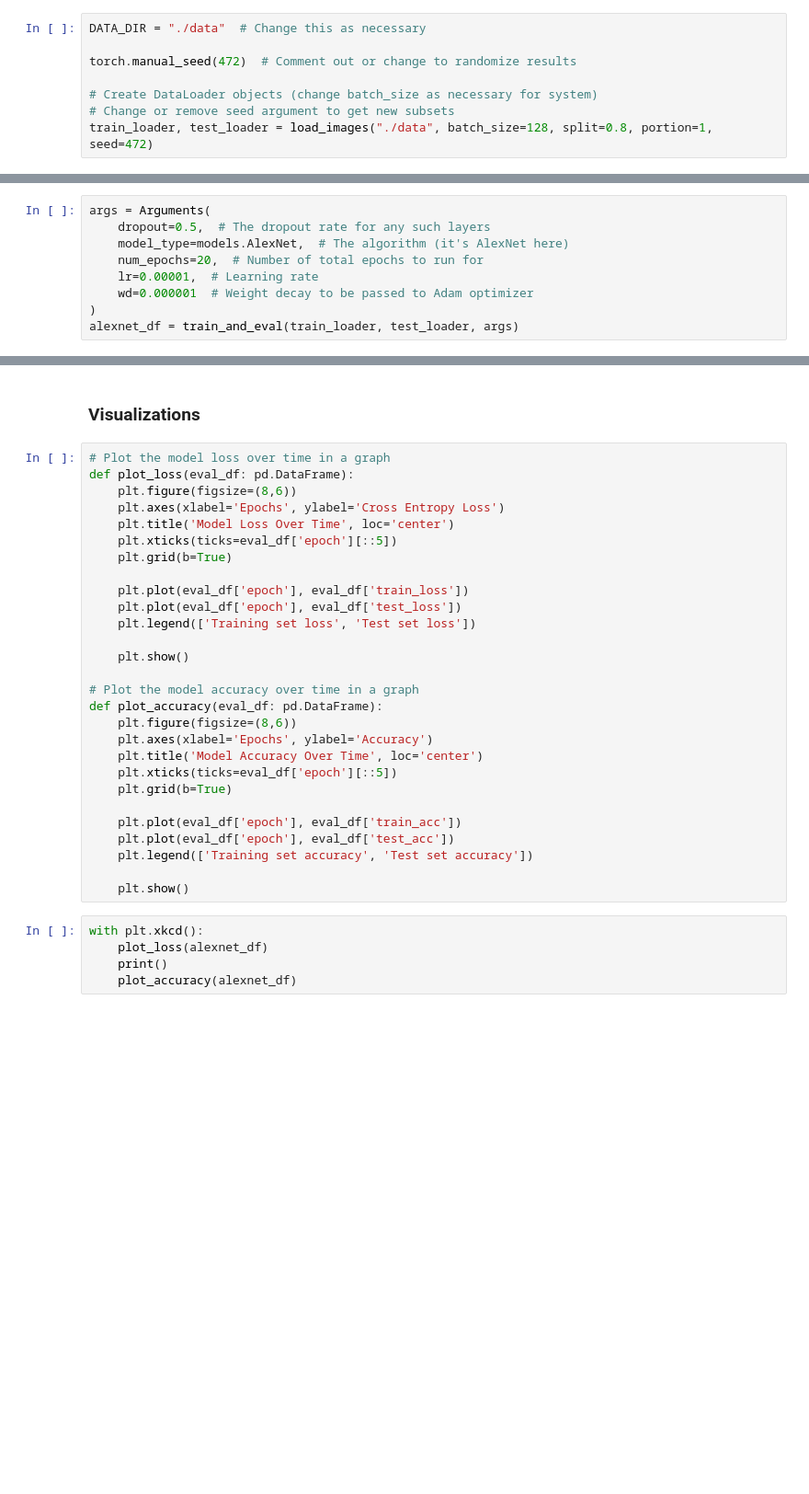
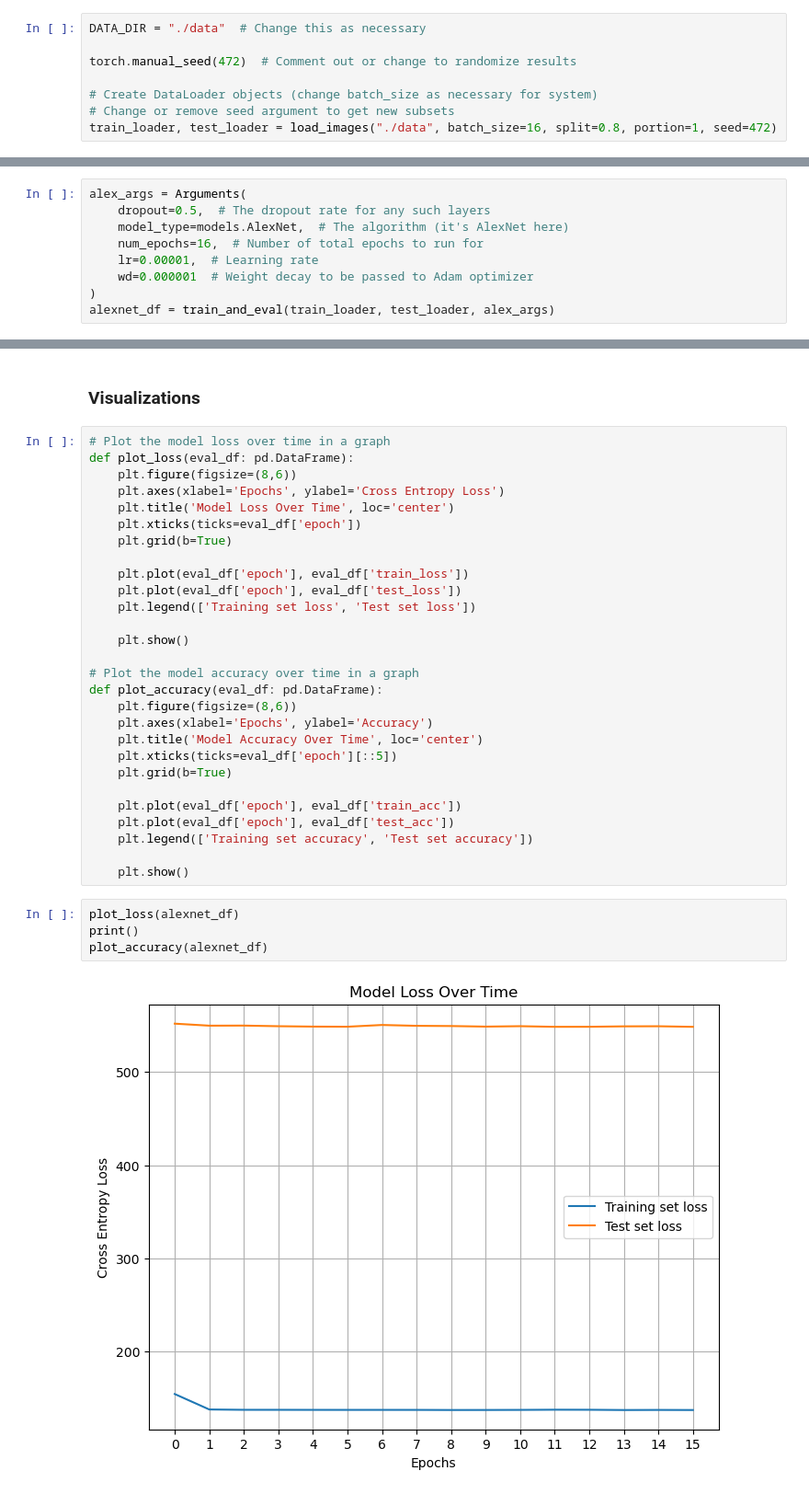
Before and after one commit to gosephjoh/melanoma-classif, a Jupyter notebook: CIS 472 Final Project Demo.ipynb, the cells around one changed output, grey strips where cells are left out. Shown at 92% size. Saved outputs shown, nothing was run; the diff lists cells and outputs as text; blank space fills up the shorter version.

```diff
--- a/CIS 472 Final Project Demo.ipynb
+++ b/CIS 472 Final Project Demo.ipynb
@@ -37,7 +36,7 @@ torch.manual_seed(472)  # Comment out or change to randomize results
 
 # Create DataLoader objects (change batch_size as necessary for system)
 # Change or remove seed argument to get new subsets
-train_loader, test_loader = load_images("./data", batch_size=128, split=0.8, portion=1, seed=472)
+train_loader, test_loader = load_images("./data", batch_size=16, split=0.8, portion=1, seed=472)
 # %% [output]
 DataLoader objects created!
 # %% [markdown]
@@ -45,12 +44,12 @@ DataLoader objects created!
 # %% [markdown]
 ### AlexNet
 # %%
-args = Arguments(
+alex_args = Arguments(
     dropout=0.5,  # The dropout rate for any such layers
     model_type=models.AlexNet,  # The algorithm (it's AlexNet here)
-    num_epochs=20,  # Number of total epochs to run for
+    num_epochs=16,  # Number of total epochs to run for
     lr=0.00001,  # Learning rate
     wd=0.000001  # Weight decay to be passed to Adam optimizer
 )
-alexnet_df = train_and_eval(train_loader, test_loader, args)
+alexnet_df = train_and_eval(train_loader, test_loader, alex_args)
 # %% [output]
@@ -79,7 +107,7 @@ def plot_loss(eval_df: pd.DataFrame):
     plt.figure(figsize=(8,6))
     plt.axes(xlabel='Epochs', ylabel='Cross Entropy Loss')
     plt.title('Model Loss Over Time', loc='center')
-    plt.xticks(ticks=eval_df['epoch'][::5])
+    plt.xticks(ticks=eval_df['epoch'])
     plt.grid(b=True)
 
     plt.plot(eval_df['epoch'], eval_df['train_loss'])
@@ -102,7 +130,8 @@ def plot_accuracy(eval_df: pd.DataFrame):
 
     plt.show()
 # %%
-with plt.xkcd():
-    plot_loss(alexnet_df)
-    print()
-    plot_accuracy(alexnet_df)
+plot_loss(alexnet_df)
+print()
+plot_accuracy(alexnet_df)
+# %% [output]
+[figure, added]
```
Also changed, not shown: parts of 7 cells of this notebook.
